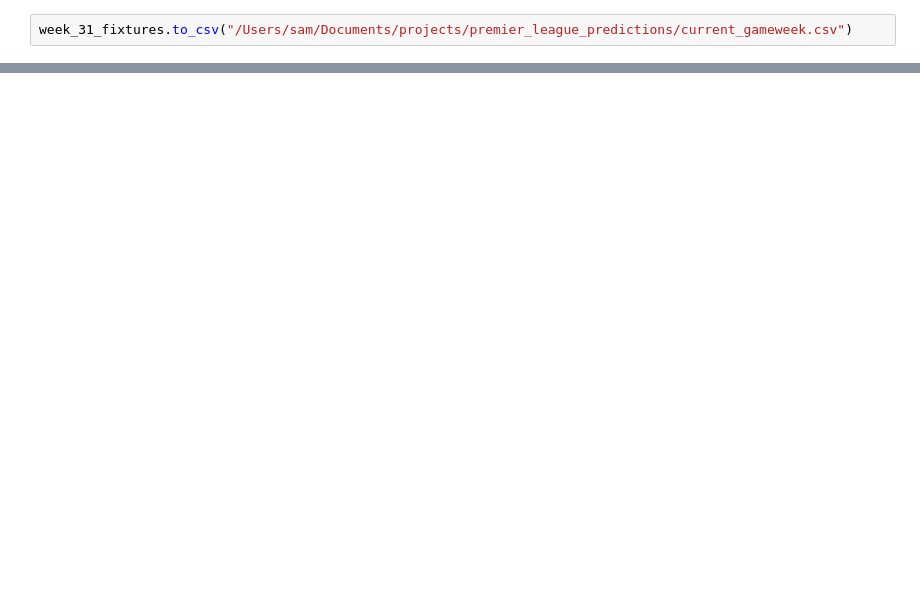
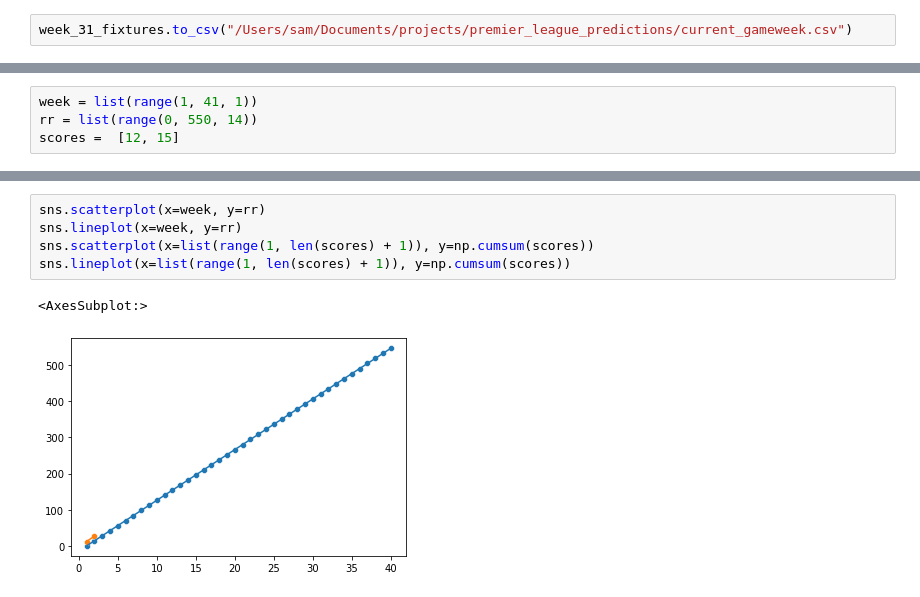
Before and after one commit to samtaylor54321/premier_league_predictions, a Jupyter notebook: notebooks/Arc-Angel-Scrapper.ipynb, the cells around one changed output, grey strips where cells are left out. Drawn from its saved outputs; the diff is of its cells as text; blank space fills up the shorter version.

```diff
--- a/notebooks/Arc-Angel-Scrapper.ipynb
+++ b/notebooks/Arc-Angel-Scrapper.ipynb
@@ -404,0 +426,4 @@ week_31_fixtures.to_csv("/Users/sam/Documents/projects/premier_league_prediction
+# %%
+week = list(range(1, 41, 1))
+rr = list(range(0, 550, 14))
+scores =  [12, 15]
@@ -404,0 +450,8 @@ week_31_fixtures.to_csv("/Users/sam/Documents/projects/premier_league_prediction
+# %%
+sns.scatterplot(x=week, y=rr)
+sns.lineplot(x=week, y=rr)
+sns.scatterplot(x=list(range(1, len(scores) + 1)), y=np.cumsum(scores))
+sns.lineplot(x=list(range(1, len(scores) + 1)), y=np.cumsum(scores))
+# %% [output]
+<AxesSubplot:>
+[figure, added]
```
Also changed, not shown: parts of 9 cells of this notebook, 5 other files.
